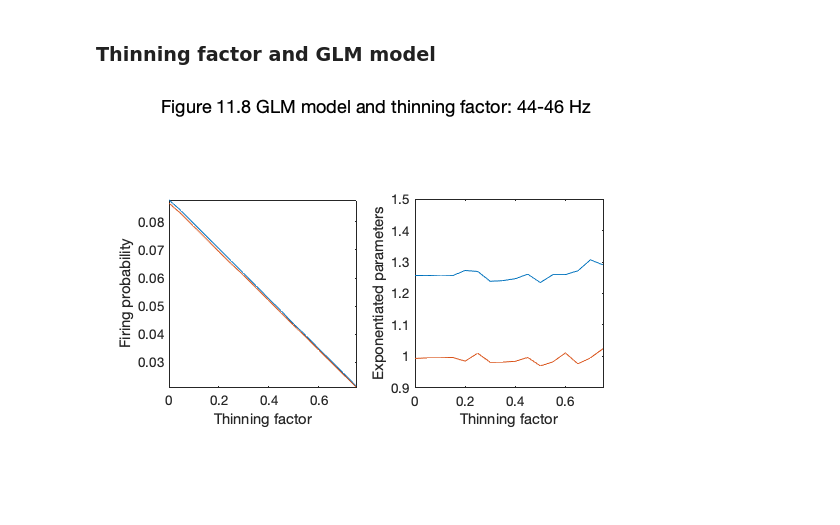
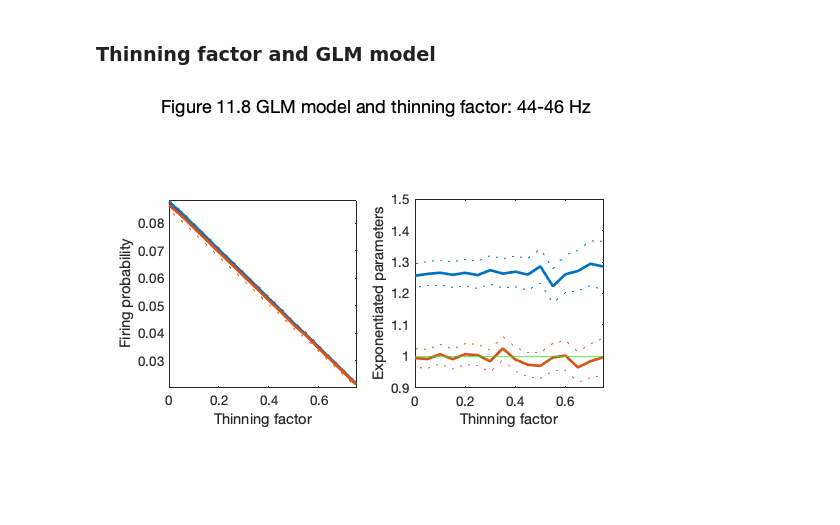
Before and after one commit to jiecui/Case-Studies-Kramer-Eden, a Jupyter notebook: Chapter11/Chapter_11.ipynb, the cells around one changed output. Saved outputs shown, nothing was run; the diff lists cells and outputs as text; code cells hidden in the pictures.

```diff
--- a/Chapter11/Chapter_11.ipynb
+++ b/Chapter11/Chapter_11.ipynb
@@ -294,6 +294,10 @@ p-value: 0.000000
 # %% [markdown]
 ### Thinning factor and GLM model
 # %%
+alpha = 0.05;
+pd = makedist('normal');
+Z = pd.icdf(1 - alpha / 2);
+
 N = size(y, 2);
 pb = [44, 46];
 
@@ -303,6 +307,10 @@ fp = zeros(1, num_tf); % firing probability
 beta_0 = zeros(1, num_tf); % model of overall firing probability
 beta_1 = zeros(1, num_tf);
 beta_2 = zeros(1, num_tf);
+
+ci_0 = zeros(2, num_tf); % standard errors of beta
+ci_1 = zeros(2, num_tf);
+ci_2 = zeros(2, num_tf);
 
 for j = 1:num_tf
     tf_j = thinning_factor(j);
@@ -324,28 +332,41 @@ for j = 1:num_tf
     beta_0(j) = mod_j.b(1);
     beta_1(j) = mod_j.b(2);
     beta_2(j) = mod_j.b(3);
+
+    ci_0(:, j) = mod_j.b(1) + [-1, 1] * Z * mod_j.stats.se(1);
+    ci_1(:, j) = mod_j.b(2) + [-1, 1] * Z * mod_j.stats.se(2);
+    ci_2(:, j) = mod_j.b(3) + [-1, 1] * Z * mod_j.stats.se(3);
 end % for
 # %%
+co = colororder();
+
 figure
 
 subplot(1, 2, 1)
-plot(thinning_factor, fp)
+plot(thinning_factor, fp, 'Color', co(1, :), 'LineWidth', 2)
 hold on
-plot(thinning_factor, exp(beta_0))
+plot(thinning_factor, exp(beta_0), 'Color', co(2, :), 'LineWidth', 2)
+plot(thinning_factor, exp(ci_0(1, :)), 'Color', co(2, :), 'LineStyle', ':')
+plot(thinning_factor, exp(ci_0(2, :)), 'Color', co(2, :), 'LineStyle', ':')
 axis tight square
 xlabel('Thinning factor')
 ylabel('Firing probability')
 
 subplot(1, 2, 2)
-plot(thinning_factor, exp(beta_1))
+plot(thinning_factor, exp(beta_1), 'Color', co(1, :), 'LineWidth', 2)
 hold on
-plot(thinning_factor, exp(beta_2))
+plot(thinning_factor, exp(ci_1(1, :)), 'Color', co(1, :), 'LineStyle', ':')
+plot(thinning_factor, exp(ci_1(2, :)), 'Color', co(1, :), 'LineStyle', ':')
+plot(thinning_factor, exp(beta_2), 'Color', co(2, :), 'LineWidth', 2)
+plot(thinning_factor, exp(ci_2(1, :)), 'Color', co(2, :), 'LineStyle', ':')
+plot(thinning_factor, exp(ci_2(2, :)), 'Color', co(2, :), 'LineStyle', ':')
 xlim tight
 ylim([.9 1.5])
+plot(xlim, [1 1], 'g')
 axis square
 xlabel('Thinning factor')
 ylabel('Exponentiated parameters')
 
 sgtitle('Figure 11.8 GLM model and thinning factor: 44-46 Hz')
 # %% [output]
-[figure, old version]
+[figure, new version]
```
